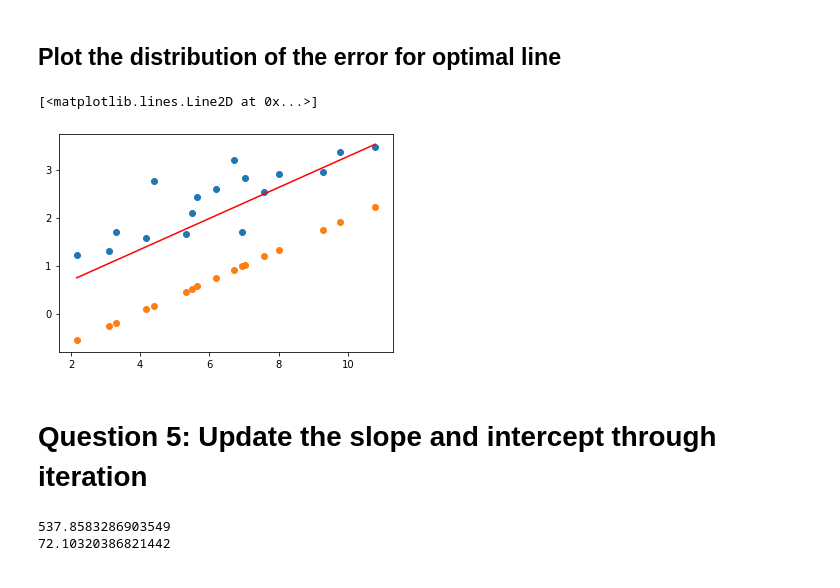
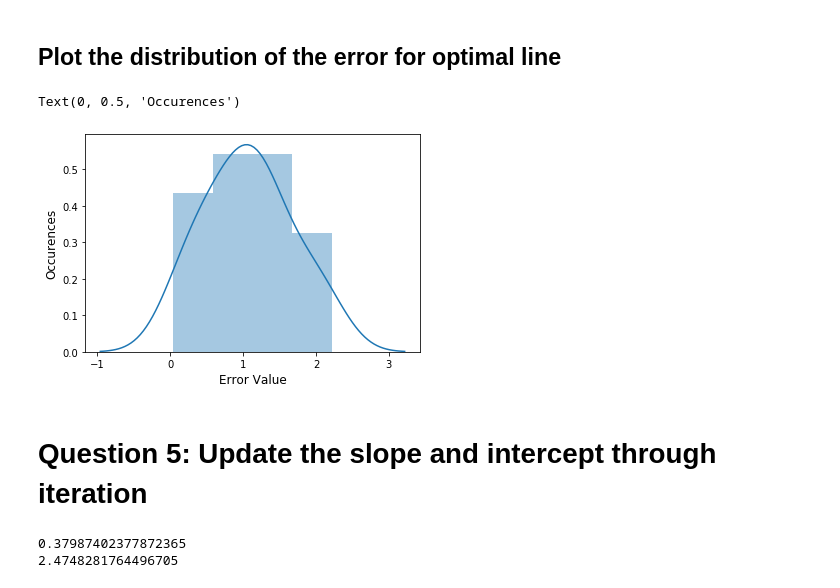
Before and after one commit to RobotGyal/QL-Calucations-Jupyter, a Jupyter notebook: Final Project - Linear Regression.ipynb, the cells around one changed output. Drawn from its saved outputs; the diff is of its cells as text; code cells hidden in the pictures.

```diff
--- a/Final Project - Linear Regression.ipynb
+++ b/Final Project - Linear Regression.ipynb
@@ -128,12 +155,12 @@ print(np.mean(e))
 # %% [markdown]
 ## Plot the distribution of the error for optimal line
-# %%
-plt.scatter(x, y)
-plt.scatter(x, e)
-plt.plot([min(x), max(x)], [min(y_pred), max(y_pred)], color='red')  # regression line
-# %% [output]
-[<matplotlib.lines.Line2D at 0x...>]
-[figure, removed]
+# %%
+sns.distplot(e, hist=True, kde=True, bins=4)
+plt.xlabel('Error Value',fontsize=12)
+plt.ylabel('Occurences',fontsize=12)
+# %% [output]
+Text(0, 0.5, 'Occurences')
+[figure, added]
 # %% [markdown]
 # Question 5: Update the slope and intercept through iteration
 # %%
@@ -145,10 +172,10 @@ step = 0.01
 epoch = 5000
 y_pred = w_1*x+w_0
 for _ in range(epoch):
-    w_1 = w_1 - step*( -2/len(y) * sum(x * (y - y_pred)))
-    w_0 = w_0 - step*( -2/len(y) * sum(y - y_pred))
+    w_1 = w_1 - step*((w_1* x_squared_bar) + (w_0*x_bar)-(2*xy_bar)) #w1 * step * partial derivative
+    w_0 = w_0 - step*((-w_1*x_bar) + y_bar) #w0 * step * partial derivative
 print(w_1)
 print(w_0)
 # %% [output]
-537.8583286903549
-72.10320386821442
+0.37987402377872365
+2.4748281764496705
```
Also changed, not shown: parts of 7 cells of this notebook, 2 other files.
